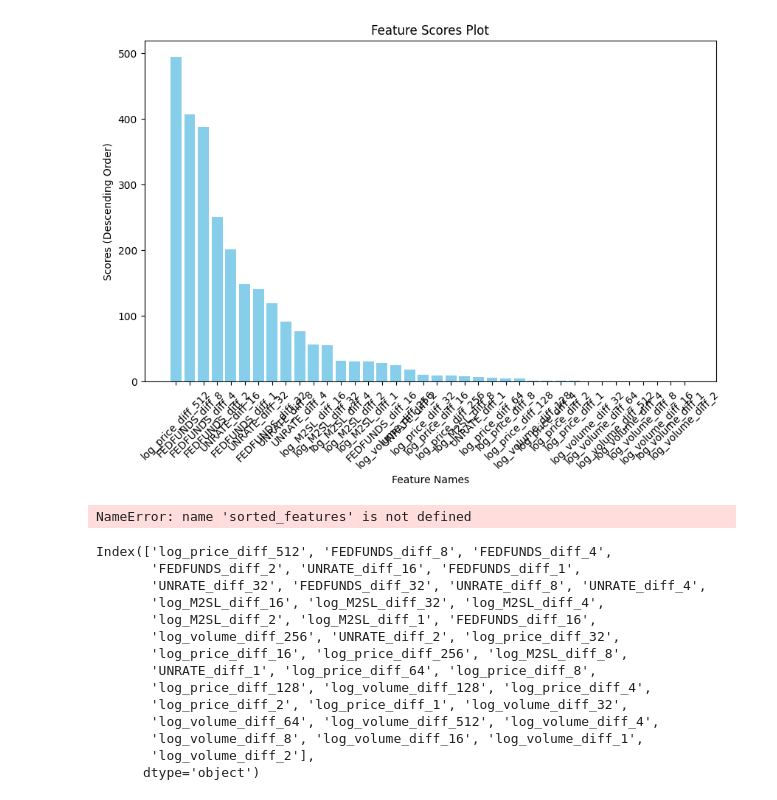
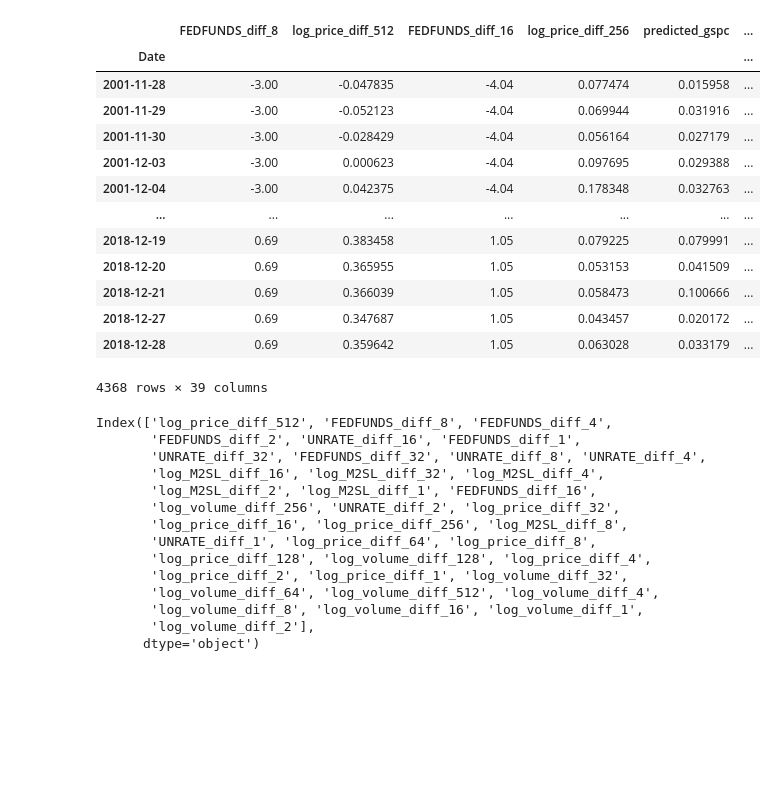
Before and after one commit to magiccpp/portfolio-2, a Jupyter notebook: notebooks/selectKBest.ipynb, the cells around one changed output. Cells and saved outputs as stored; diff of their text form; code cells hidden in the pictures; blank space fills up the shorter version.

```diff
--- a/notebooks/selectKBest.ipynb
+++ b/notebooks/selectKBest.ipynb
@@ -118,0 +207,8 @@ plt.show()
+# %%
+scores = coefficients
+
+# Get the scores in descending order
+sorted_scores = np.abs(scores).argsort()[::-1]  # Sort indices in descending order of scores
+feature_names = np.array(feature_names)
+sorted_features = feature_names[sorted_scores]
+sorted_features
@@ -118,0 +230,44 @@ plt.show()
+# %%
+# write sorted_features to a file
+with open(f'{data_dir}/sorted_features.txt', 'w') as f:
+    for item in sorted_features:
+        f.write("%s\n" % item)
+# %%
+df_train_X_all = load_pkl(f'{data_dir}/df_train_X_all.pkl')
+df_train_y_all = load_pkl(f'{data_dir}/df_train_y_all.pkl')
+df_test_X_all = load_pkl(f'{data_dir}/df_test_X_all.pkl')
+df_test_y_all = load_pkl(f'{data_dir}/df_test_y_all.pkl')
+with open(f'{data_dir}/valid_tickers.txt', 'r') as f:
+  valid_tickers = f.read().splitlines()
+
+with open(f'{data_dir}/sorted_features.txt', 'r') as f:
+  sorted_features = f.read().splitlines()
+# %%
+for i in range(len(valid_tickers)):
+  df_train_X_stock = df_train_X_all[i]
+  df_train_y_stock = df_train_y_all[i]
+  df_test_X_stock = df_test_X_all[i]
+  df_test_y_stock = df_test_y_all[i]
+  df_train_X_stock, df_train_y_stock = combine_stock_gspc(df_train_X_stock, df_train_y_stock, df_gspc)
+  df_test_X_stock, df_test_y_stock = combine_stock_gspc(df_test_X_stock, df_test_y_stock, df_gspc)
+
+
+  df_train_X_all[i] = df_train_X_stock[sorted_features]
+  df_test_X_all[i] = df_test_X_stock[sorted_features]
+# %%
+df_train_X_all[0]
+# %% [output]
+|  | FEDFUNDS_diff_8 | log_price_diff_512 | FEDFUNDS_diff_16 | log_price_diff_256 | predicted_gspc | ... |
+| Date |  |  |  |  |  | ... |
+| 2001-11-28 | -3.00 | -0.047835 | -4.04 | 0.077474 | 0.015958 | ... |
+| 2001-11-29 | -3.00 | -0.052123 | -4.04 | 0.069944 | 0.031916 | ... |
+| 2001-11-30 | -3.00 | -0.028429 | -4.04 | 0.056164 | 0.027179 | ... |
+| 2001-12-03 | -3.00 | 0.000623 | -4.04 | 0.097695 | 0.029388 | ... |
+| 2001-12-04 | -3.00 | 0.042375 | -4.04 | 0.178348 | 0.032763 | ... |
+| ... | ... | ... | ... | ... | ... | ... |
+| 2018-12-19 | 0.69 | 0.383458 | 1.05 | 0.079225 | 0.079991 | ... |
+| 2018-12-20 | 0.69 | 0.365955 | 1.05 | 0.053153 | 0.041509 | ... |
+| 2018-12-21 | 0.69 | 0.366039 | 1.05 | 0.058473 | 0.100666 | ... |
+| 2018-12-27 | 0.69 | 0.347687 | 1.05 | 0.043457 | 0.020172 | ... |
+| 2018-12-28 | 0.69 | 0.359642 | 1.05 | 0.063028 | 0.033179 | ... |
+4368 rows × 39 columns
@@ -157,31 +360,3 @@ sorted_features = feature_names[sorted_scores]
-# %%
-import matplotlib.pyplot as plt
-
-# Assuming X_train is a DataFrame or pandas Series with feature_names
-feature_names = df_train_X_all[0].columns
-
-# Assuming selector.scores_ is the array of scores for each feature
-scores = selector.scores_
-
-# Get the scores in descending order
-sorted_scores = scores.argsort()[::-1]  # Sort indices in descending order of scores
-sorted_features = feature_names[sorted_scores]
-sorted_scores = scores[sorted_scores]
-
-# Create the plot
-plt.figure(figsize=(10, 6))
-plt.bar(sorted_features, sorted_scores, color='skyblue')
-plt.xlabel('Feature Names')
-plt.ylabel('Scores (Descending Order)')
-plt.title('Feature Scores Plot')
-plt.xticks(rotation=45)  # Rotate feature names for better visibility
-plt.show()
-# %% [output]
-[figure, removed]
-# %%
-sorted_features
-# %% [output]
-NameError: name 'sorted_features' is not defined
 # %%
 # Get the scores in descending order
 sorted_scores = scores.argsort()[::-1]  # Sort indices in descending order of scores
```
Also changed, not shown: parts of 11 cells of this notebook, 10 other files.
